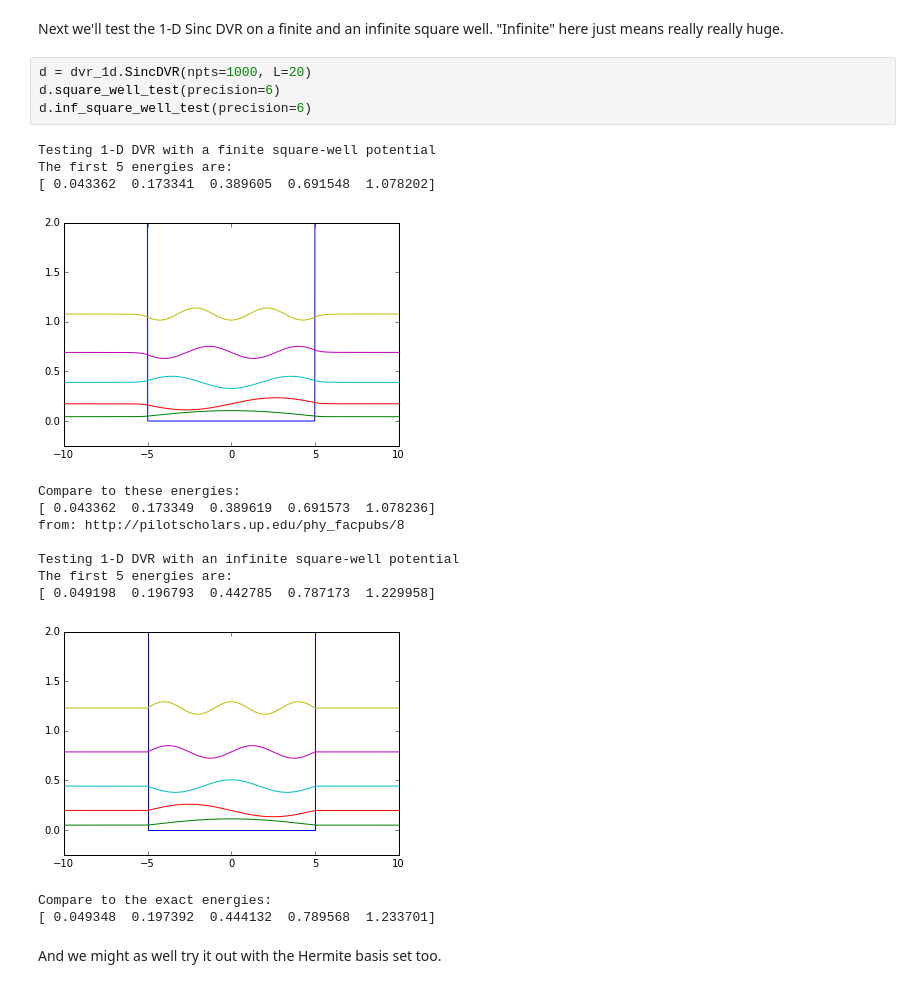
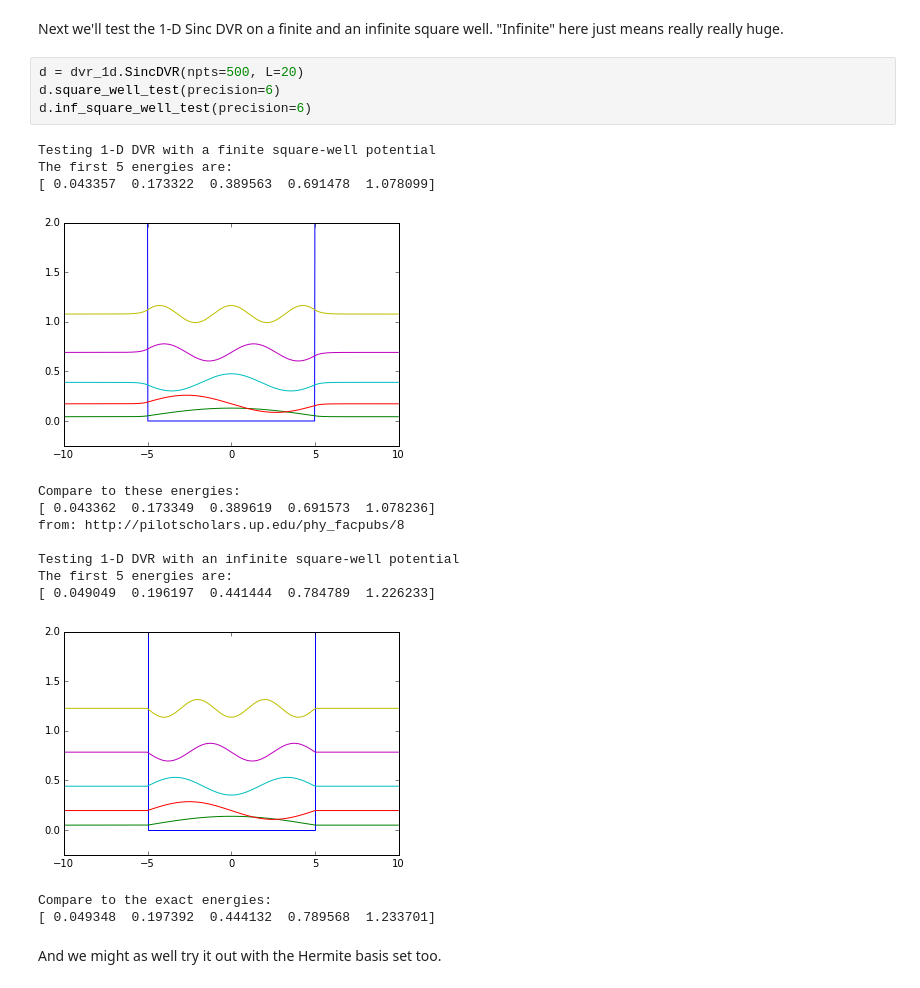
Before and after one commit to richford/dvr_py, a Jupyter notebook: dvr_1d_demo.ipynb, the cells around one changed output. Drawn from its saved outputs; the diff is of its cells as text.

```diff
--- a/dvr_1d_demo.ipynb
+++ b/dvr_1d_demo.ipynb
@@ -41,22 +38,22 @@ The first 5 energies are:
 # %% [markdown]
 Next we'll test the 1-D Sinc DVR on a finite and an infinite square well. "Infinite" here just means really really huge.
 # %%
-d = dvr_1d.SincDVR(npts=1000, L=20)
+d = dvr_1d.SincDVR(npts=500, L=20)
 d.square_well_test(precision=6)
 d.inf_square_well_test(precision=6)
 # %% [output]
 Testing 1-D DVR with a finite square-well potential
 The first 5 energies are:
-[ 0.043362  0.173341  0.389605  0.691548  1.078202]
+[ 0.043357  0.173322  0.389563  0.691478  1.078099]
-[figure, old version]
+[figure, new version]
 Compare to these energies:
 [ 0.043362  0.173349  0.389619  0.691573  1.078236]
 from: http://pilotscholars.up.edu/phy_facpubs/8
 
 Testing 1-D DVR with an infinite square-well potential
 The first 5 energies are:
-[ 0.049198  0.196793  0.442785  0.787173  1.229958]
+[ 0.049049  0.196197  0.441444  0.784789  1.226233]
-[figure, old version]
+[figure, new version]
 Compare to the exact energies:
 [ 0.049348  0.197392  0.444132  0.789568  1.233701]
 # %% [markdown]
```
Also changed, not shown: parts of 4 cells of this notebook, 1 other file.
